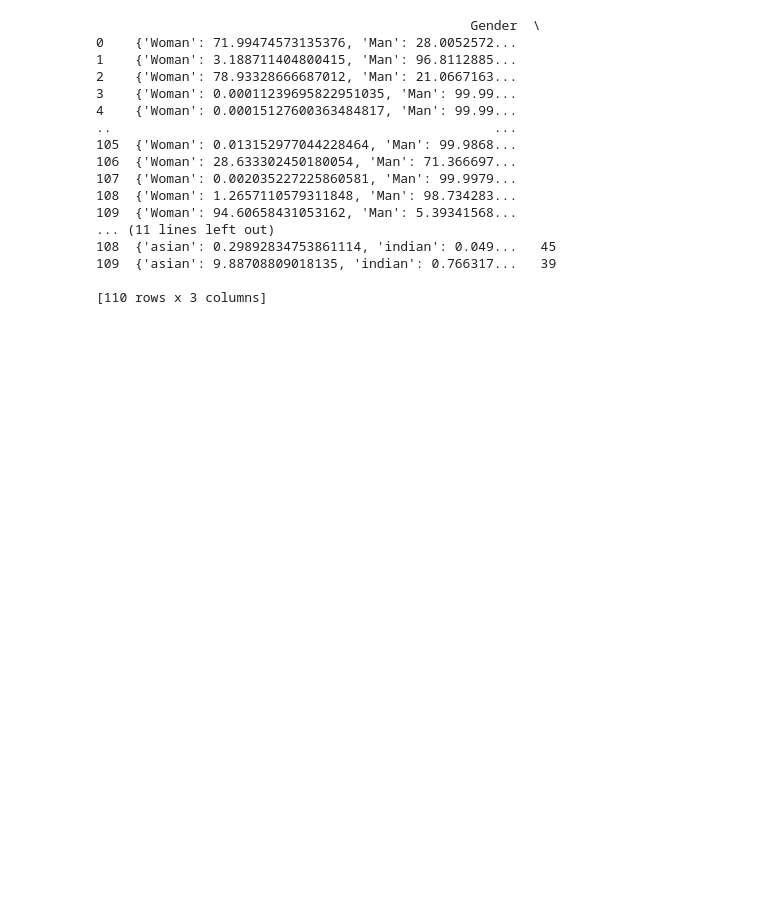
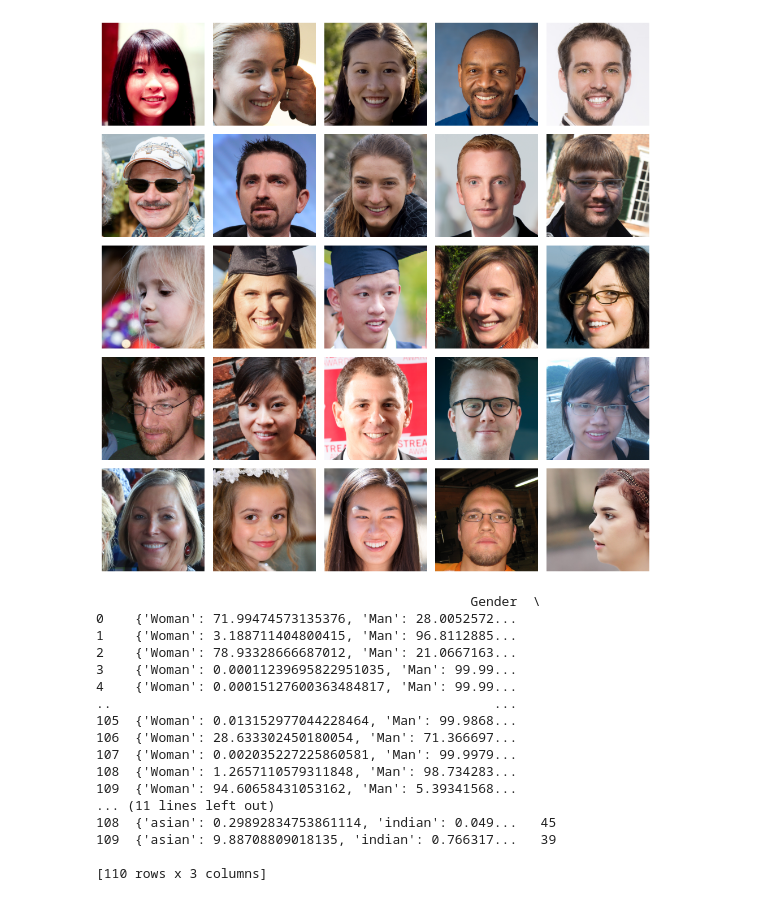
Before and after one commit to mwilkerson1/datathon-deepface, a Jupyter notebook: deepface_notebook.ipynb, the cells around one changed output. Cells and saved outputs as stored; diff of their text form; code cells hidden in the pictures; blank space fills up the shorter version.

Commit message:
added photo montage

```diff
--- a/deepface_notebook.ipynb
+++ b/deepface_notebook.ipynb
@@ -21,6 +14,25 @@ for filename in os.listdir(image_dir):
         image_path = os.path.join(image_dir, filename)
         image = cv2.imread(image_path)
         faceimages.append(image)
+# %%
+# Create a figure and axes with a grid layout of 5 rows and 5 columns
+fig, axes = plt.subplots(5, 5, figsize=(10, 10))
+
+# Flatten the axes array to iterate over it easily
+axes = axes.flatten()
+
+# Loop through the faceimages list and plot each image on the corresponding axis
+for i, image in enumerate(faceimages[:25]):
+    axes[i].imshow(cv2.cvtColor(image, cv2.COLOR_BGR2RGB))
+    axes[i].axis('off')
+
+# Adjust the spacing between subplots
+plt.tight_layout()
+
+# Show the photomontage
+plt.show()
+# %% [output]
+[figure, added]
 # %%
 import pandas as pd
 from deepface import DeepFace
```
Also changed, not shown: parts of 2 cells of this notebook.
